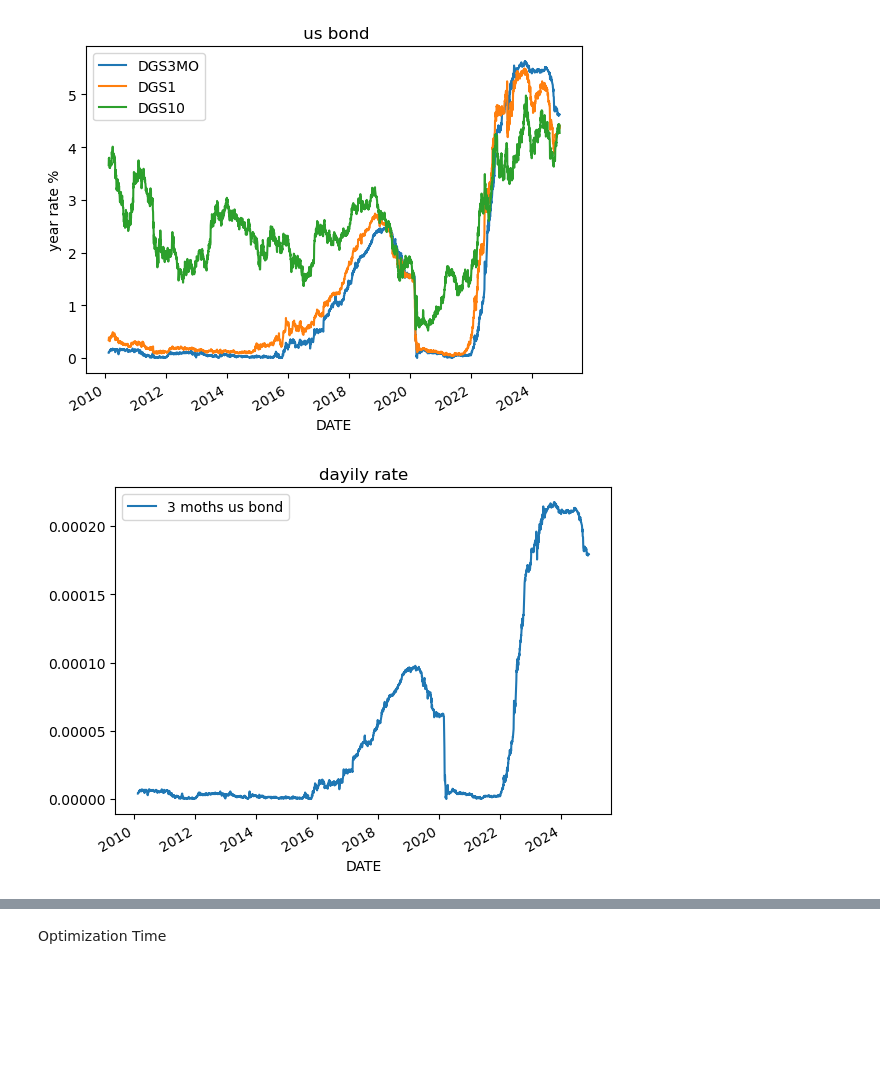
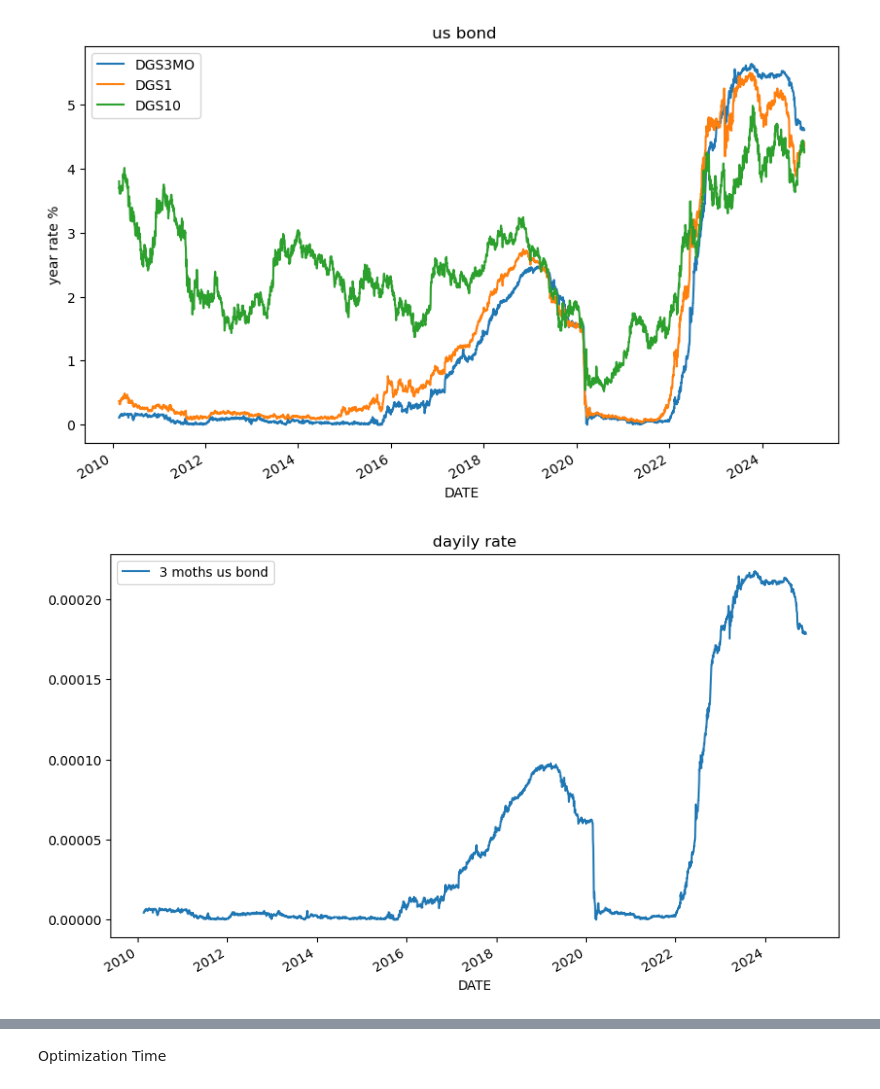
Before and after one commit to SzeLok0305/Finance_study, a Jupyter notebook: yfinance_analysis/Portfolio theory Sortino Ulcer.ipynb, the cells around one changed output, grey strips where cells are left out. Drawn from its saved outputs; the diff is of its cells as text; code cells hidden in the pictures; blank space fills up the shorter version.

```diff
--- a/yfinance_analysis/Portfolio theory Sortino Ulcer.ipynb
+++ b/yfinance_analysis/Portfolio theory Sortino Ulcer.ipynb
@@ -65,24 +62,25 @@ Calculating average price
 # %%
 US_TB = ['DGS3MO', 'DGS1', 'DGS10'] #3 months, 1 year, 10 years
 
 df_bonds = pdr.DataReader(US_TB, 'fred', valid_start_day, valid_end_day).dropna()
 df_bonds["3month_cts_rate"] = (1+df_bonds["DGS3MO"]/100)**(1/252) -1
 risk_free_rate = df_bonds["3month_cts_rate"]
 
-df_bonds["DGS3MO"].plot(title = " us bond", ylabel="year rate %")
+
+df_bonds["DGS3MO"].plot(title = " us bond", ylabel="year rate %",figsize=(10, 6))
 #df_bonds["3month_cts_rate"].plot()
 df_bonds["DGS1"].plot( )
 df_bonds["DGS10"].plot( )
 plt.legend()
 plt.show()
 
-risk_free_rate.plot(label = "3 moths us bond", title="dayily rate")
+risk_free_rate.plot(label = "3 moths us bond", title="dayily rate",figsize=(10, 6))
 #df_bonds["3month_cts_rate"].plot()
 plt.legend()
 plt.show()
 # %% [output]
-[figure, old version]
+[figure, new version]
-[figure, old version]
+[figure, new version]
 # %%
 ret_df = np.log(df/df.shift(1)).dropna()
 ret_df_BM = np.log(df_BM/df_BM.shift(1)).dropna()
```
Also changed, not shown: parts of 11 cells of this notebook, 1 other file.
